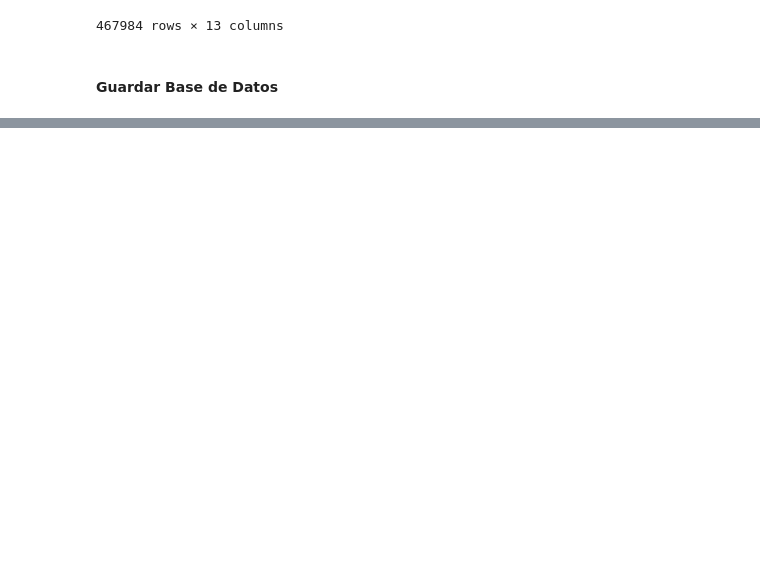
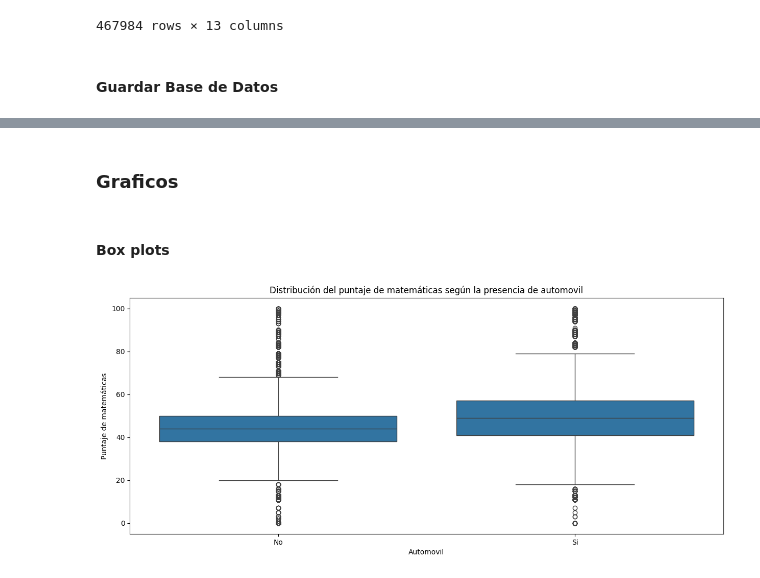
Before and after one commit to levium1029/Proyecto-2, a Jupyter notebook: main.ipynb, the cells around one changed output, grey strips where cells are left out. Saved outputs shown, nothing was run; the diff lists cells and outputs as text; code cells hidden in the pictures; blank space fills up the shorter version.

```diff
--- a/main.ipynb
+++ b/main.ipynb
@@ -98,16 +98,9 @@ max         127.000000
 Name: mate, dtype: float64
 # %%
 def AsignarNivelMate(puntaje):
-    if puntaje < 25:
-        return "Bajo"
-    elif puntaje <50:
-        return "Básico"
-    elif puntaje <75:
-        return "alto"
-    elif puntaje <90:
-        return "Superior"
-    else:
-        return "Excelente"
+    if pd.isna(puntaje) or puntaje > 100:
+        return None
+    return min((puntaje // 10) + 1, 10)
 
 df = df[df["mate"]<= 100]
 df["Nivelmate"] = df["mate"].apply(AsignarNivelMate)
@@ -220,3 +215,19 @@ df_Mate
+# %%
+mapa_educacion = {
+    'Ninguno': 'Ninguno',
+    'Primaria incompleta': 'Primaria inc.',
+    'Primaria completa': 'Primaria',
+    'Secundaria (Bachillerato) incompleta': 'Secundaria inc.',
+    'Secundaria (Bachillerato) completa': 'Secundaria',
+    'Técnica o tecnológica incompleta': 'Técnica/tecn. inc.',
+    'Técnica o tecnológica completa': 'Técnica/tecn.',
+    'Educación profesional incompleta': 'Profesional inc.',
+    'Educación profesional completa': 'Profesional',
+    'Postgrado': 'Postgrado'
+}
+
+df_Mate['edupadre'] = df_Mate['edupadre'].map(mapa_educacion)
+df_Mate['edumadre'] = df_Mate['edumadre'].map(mapa_educacion)
 # %% [markdown]
 #### Guardar Base de Datos
 # %%
@@ -267,0 +345,13 @@ df_Ingles
+# %% [markdown]
+### Graficos
+# %% [markdown]
+#### Box plots
+# %%
+plt.figure(figsize=(15, 6))
+sns.boxplot(x='automovil', y='mate', data=df_Mate)
+plt.xlabel('Automovil')
+plt.ylabel('Puntaje de matemáticas')
+plt.title('Distribución del puntaje de matemáticas según la presencia de automovil')
+plt.show()
+# %% [output]
+[figure, added]
```
Also changed, not shown: parts of 20 cells of this notebook.
